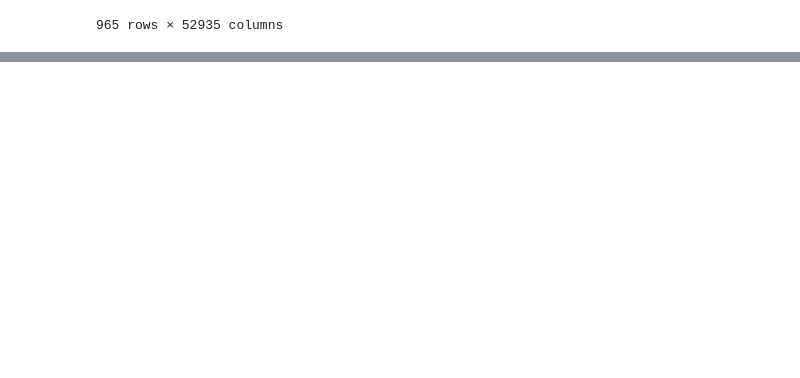
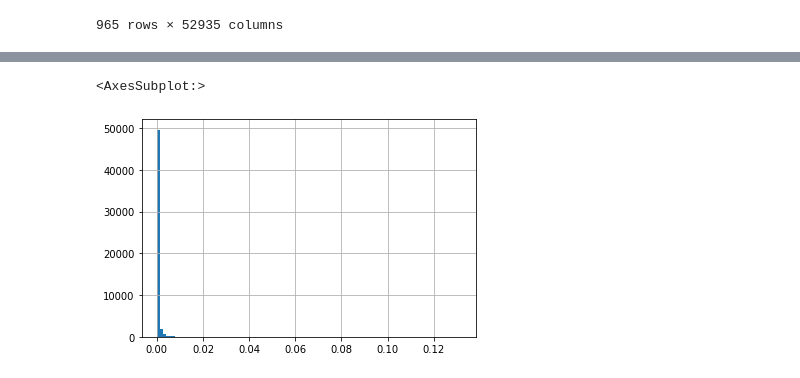
Before and after one commit to Shemkent/Hackathon-Summer-2021, a Jupyter notebook: analyze_data_notebook.ipynb, the cells around one changed output, grey strips where cells are left out. Saved outputs shown, nothing was run; the diff lists cells and outputs as text; code cells hidden in the pictures; blank space fills up the shorter version.

```diff
--- a/analyze_data_notebook.ipynb
+++ b/analyze_data_notebook.ipynb
@@ -77,0 +75,4 @@ df_feats_w_age_sample.corr()
+# %%
+##variance
+# df_feats_w_age_sample.var()
+std_calc = X.std()
@@ -77,0 +91,5 @@ df_feats_w_age_sample.corr()
+# %%
+std_calc.hist(bins=100)
+# %% [output]
+<AxesSubplot:>
+[figure, added]
```
Also changed, not shown: parts of 28 cells of this notebook, 2 other files.
